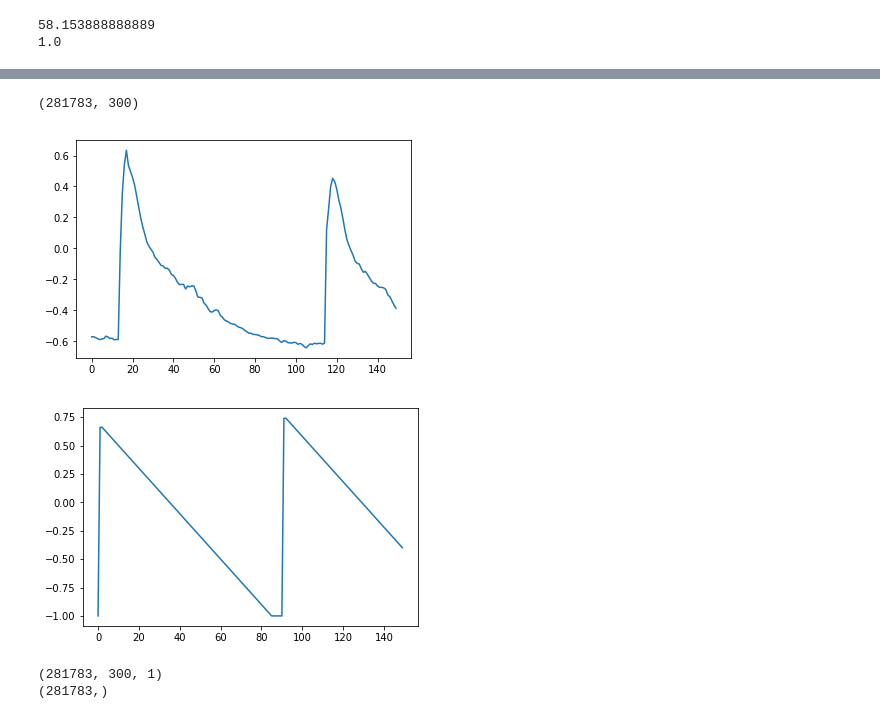
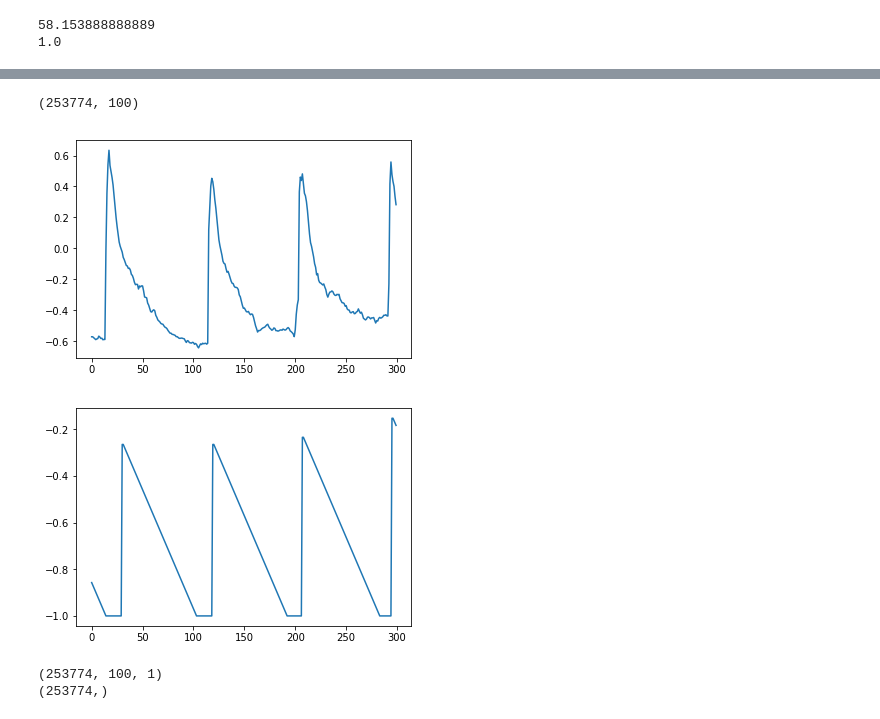
Before and after one commit to clkruse/OldFaithful, a Jupyter notebook: oldFaithfulTemp.ipynb, the cells around one changed output, grey strips where cells are left out. Cells and saved outputs as stored; diff of their text form; code cells hidden in the pictures.

```diff
--- a/oldFaithfulTemp.ipynb
+++ b/oldFaithfulTemp.ipynb
@@ -14,5 +16,6 @@ from numpy import genfromtxt
 # %%
-temp = genfromtxt(fname = '/Users/ckruse/Documents/python/OldFaithful/OldFaithful/Old_Faithful_Logger.tsv', delimiter = '	')
+fname = '/Users/ckruse/Documents/GitHub/OldFaithful/Old_Faithful_Logger.tsv'
+temp = genfromtxt(fname, delimiter = '	')
 time = temp[1:-1,0]
 temp = temp[1:-1,1]
 np.shape(temp)
@@ -42,7 +45,7 @@ i = 0
 start = 0
 for measurement in range(0, len(temp)):
 
-    if temp[measurement] < 0.15:
+    if temp[measurement] < -0.10:
         timing.append(i)
         i += 1
 
@@ -53,14 +56,25 @@ for measurement in range(0, len(temp)):
         timing[start:end] = np.max(timing[start:end])-timing[start:end]
         start = measurement
 
+np.argmax(timing)
+#plt.figure(figsize=(20,14))
+plt.plot(timing[np.argmax(timing)-5800:np.argmax(timing)+500])
+plt.plot(100*temp[np.argmax(timing)-5800:np.argmax(timing)+500])
+plt.show()
 
+print(np.max(timing))
+
+#plt.figure(figsize=(20,14))
+plt.plot(timing[:])
+plt.show()
 
 plt.hist(timing)
 plt.show()
 plt.figure(figsize=(6,4))
 
+
+timing = np.divide(timing,np.max(timing))*2 - 1
 print(np.max(timing))
-timing = np.divide(timing,100)*2 - 1
 print(np.max(temp))
 
 
@@ -75,23 +92,27 @@ plt.show()
 # %%
-X, Y = create_dataset(temp, timing, 300)
+val = 0.1
+seq_len = 100
 
+X, Y = create_dataset(temp[0:int(len(temp)-val*len(temp))], timing[0:int(len(timing)-val*len(timing))], seq_len)
+X_val, Y_val = create_dataset(temp[int(len(temp)-val*len(temp)):-1], timing[int(len(timing)-val*len(timing)):-1], seq_len)
 
 print(X.shape)
-plt.plot(X[0:150,0])
+plt.plot(X[0:300,0])
 plt.show()
-plt.plot(Y[0:150])
+plt.plot(Y[0:300])
 plt.show()
 X = X.reshape(X.shape[0], X.shape[1], 1)
+X_val = X_val.reshape(X_val.shape[0], X_val.shape[1], 1)
 Y = Y.reshape(Y.shape[0])
 
 print(X.shape)
 print(Y.shape)
 # %% [output]
-(281783, 300)
+(253774, 100)
-[figure, old version]
+[figure, new version]
-[figure, old version]
+[figure, new version]
-(281783, 300, 1)
-(281783,)
+(253774, 100, 1)
+(253774,)
 # %%
 from keras.layers import Conv1D, Dense, MaxPooling1D, Flatten
 
```
Also changed, not shown: parts of 8 cells of this notebook.
